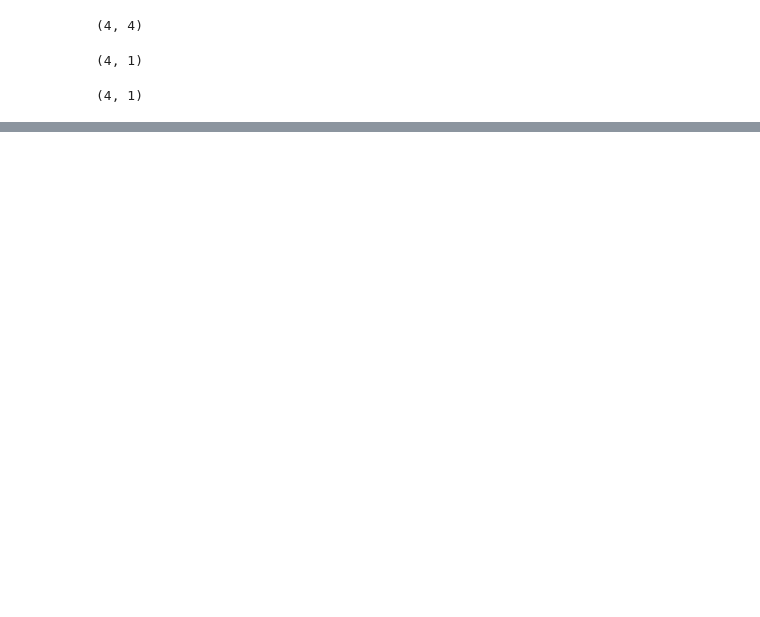
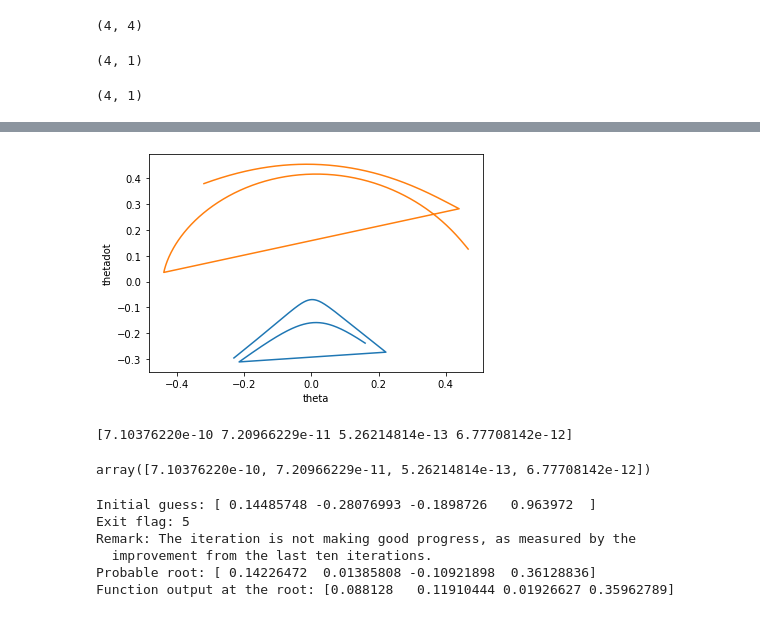
Before and after one commit to amit-420/legged_course, a Jupyter notebook: legged_module_3_dynamic_passive_walker.ipynb, the cells around one changed output, grey strips where cells are left out. Cells and saved outputs as stored; diff of their text form; code cells hidden in the pictures; blank space fills up the shorter version.

```diff
--- a/legged_module_3_dynamic_passive_walker.ipynb
+++ b/legged_module_3_dynamic_passive_walker.ipynb
@@ -305,0 +340,71 @@ s1.save()
+# %%
+
+plt.plot(p1.Z[:,0],p1.Z[:,2])
+plt.xlabel('theta')
+plt.ylabel('thetadot')
+
+plt.plot(p1.Z[:,1],p1.Z[:,3])
+plt.show()
+# %% [output]
+[figure, added]
+# %%
+import copy
+# test_z = np.array([0.162597833780041,  -0.231869638058930 , -0.325195667560083 ,  0.037978468073743])
+test_z = np.array([0.16,-0.32,-0.239,0.38])
+def jacobian_num(z):
+    '''Using Central difference '''
+    n = len(z)
+    dz = 1e-5
+    J = np.zeros((n,n))
+    ztemp1 = copy.deepcopy(z)
+    ztemp2 = copy.deepcopy(z)
+    for i in range(n):
+        ztemp1[i] = ztemp1[i] + dz
+        ztemp2[i] = ztemp2[i] - dz
+        J[i] = p1.one_step(ztemp1) - p1.one_step(ztemp2)
+    return J/2*dz
+
+
+J = jacobian_num(test_z)
+egen, egen_vec = np.linalg.eig(J)
+
+egen_norm = np.absolute(egen)
+
+print(egen)
+egen_norm
+# %% [output]
+[7.10376220e-10 7.20966229e-11 5.26214814e-13 6.77708142e-12]
+array([7.10376220e-10, 7.20966229e-11, 5.26214814e-13, 6.77708142e-12])
+# %%
+class root_finding(passive_dynamic_walker):
+    def __init__(self,m):
+        super().__init__(self,m)
+
+    def fixed_pt(self,z):
+
+        self.zdiff = z - self.start_walker(1,z)
+        return self.zdiff
+
+    def calculate(self):
+        self.z = np.array([0.14485748 ,-0.28076993 ,-0.1898726 ,  0.963972])
+        print(f"Initial guess: {self.z}")
+        self.root = fsolve(self.fixed_pt,self.z,full_output = True)
+
+        print(f"Exit flag: {self.root[2]}")
+        print(f"Remark: {self.root[3]}")
+        print(f"Probable root: {self.root[0]}")
+        print(f"Function output at the root: {self.root[1]['fvec']}")
+
+
+#
+
+o1 = root_finding(0.5)
+o1.set_equations(Mass_m,C,G,B)
+o1.calculate()
+# %% [output]
+Initial guess: [ 0.14485748 -0.28076993 -0.1898726   0.963972  ]
+Exit flag: 5
+Remark: The iteration is not making good progress, as measured by the
+  improvement from the last ten iterations.
+Probable root: [ 0.14226472  0.01385808 -0.10921898  0.36128836]
+Function output at the root: [0.088128   0.11910444 0.01926627 0.35962789]
```
Also changed, not shown: parts of 5 cells of this notebook, 3 other files.
